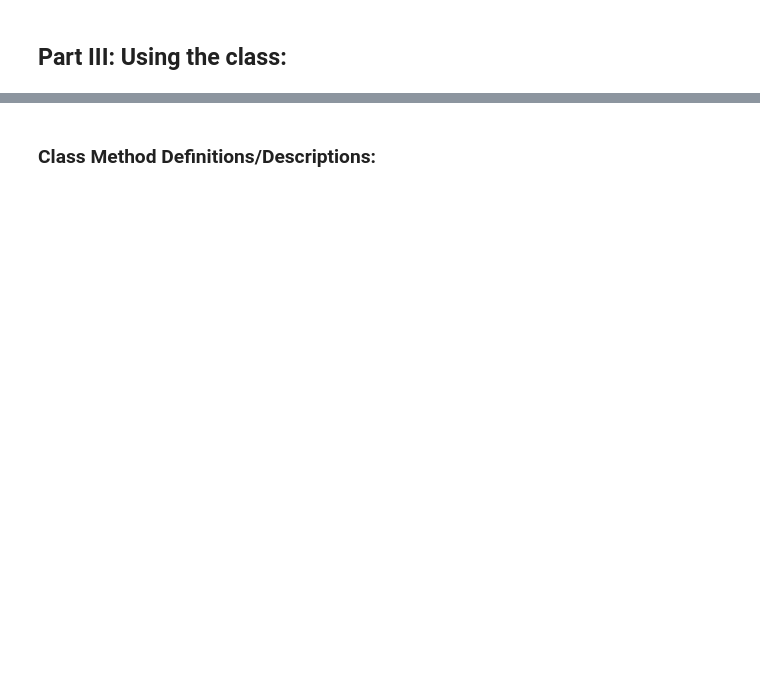
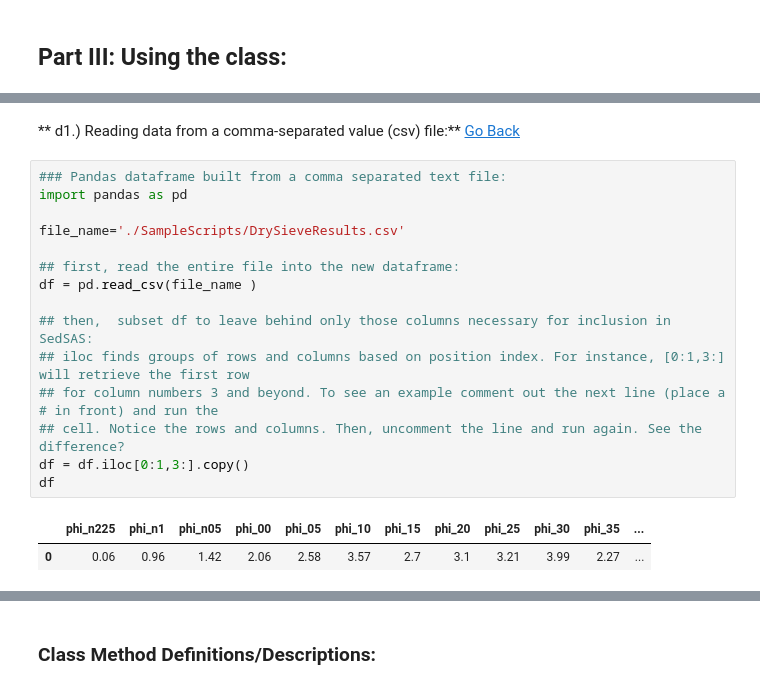
Before and after one commit to pjparis/pySSAS-python-Sediment-Size-Analysis-by-Sieve, a Jupyter notebook: SedimentSizeAnalysisbySieveNotebook.ipynb, the cells around one changed output, grey strips where cells are left out. Saved outputs shown, nothing was run; the diff lists cells and outputs as text; blank space fills up the shorter version.

```diff
--- a/SedimentSizeAnalysisbySieveNotebook.ipynb
+++ b/SedimentSizeAnalysisbySieveNotebook.ipynb
@@ -222 +230,22 @@ Example  (# indicates a comment; Python code is italicized):
 [Back to Guide](#Guide)
+# %% [markdown]
+** d1.) Reading data from a comma-separated value (csv) file:** <a name="Src2DF_CSV"></a>
+[Go Back](#Readingthesource)
+# %%
+### Pandas dataframe built from a comma separated text file:
+import pandas as pd
+
+file_name='./SampleScripts/DrySieveResults.csv'
+
+## first, read the entire file into the new dataframe:
+df = pd.read_csv(file_name )
+
+## then,  subset df to leave behind only those columns necessary for inclusion in SedSAS:
+## iloc finds groups of rows and columns based on position index. For instance, [0:1,3:] will retrieve the first row
+## for column numbers 3 and beyond. To see an example comment out the next line (place a # in front) and run the
+## cell. Notice the rows and columns. Then, uncomment the line and run again. See the difference?
+df = df.iloc[0:1,3:].copy()
+df
+# %% [output]
+|  | phi_n225 | phi_n1 | phi_n05 | phi_00 | phi_05 | phi_10 | phi_15 | phi_20 | phi_25 | phi_30 | phi_35 | ... |
+| 0 | 0.06 | 0.96 | 1.42 | 2.06 | 2.58 | 3.57 | 2.7 | 3.1 | 3.21 | 3.99 | 2.27 | ... |
```
Also changed, not shown: parts of 56 cells of this notebook, 15 other files.
